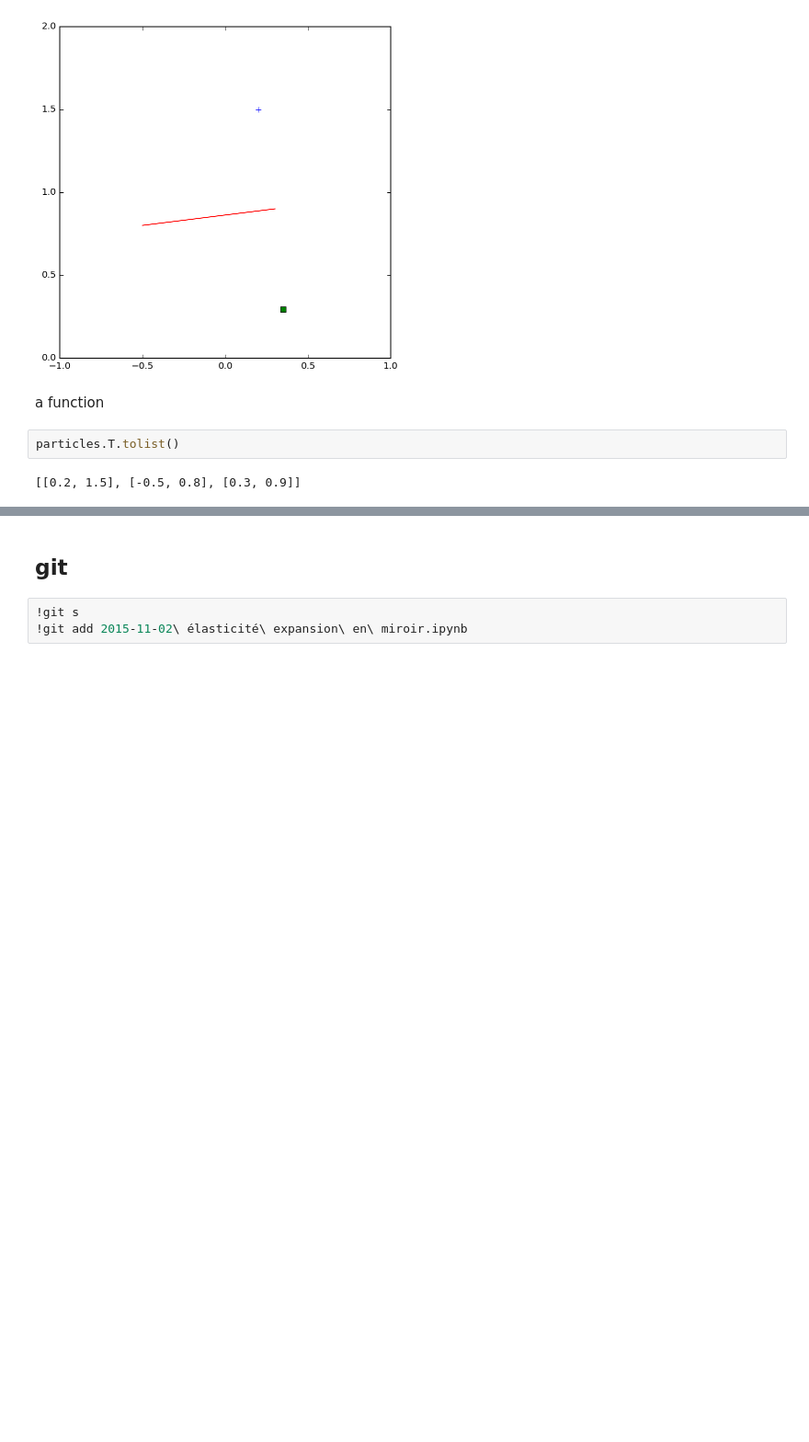
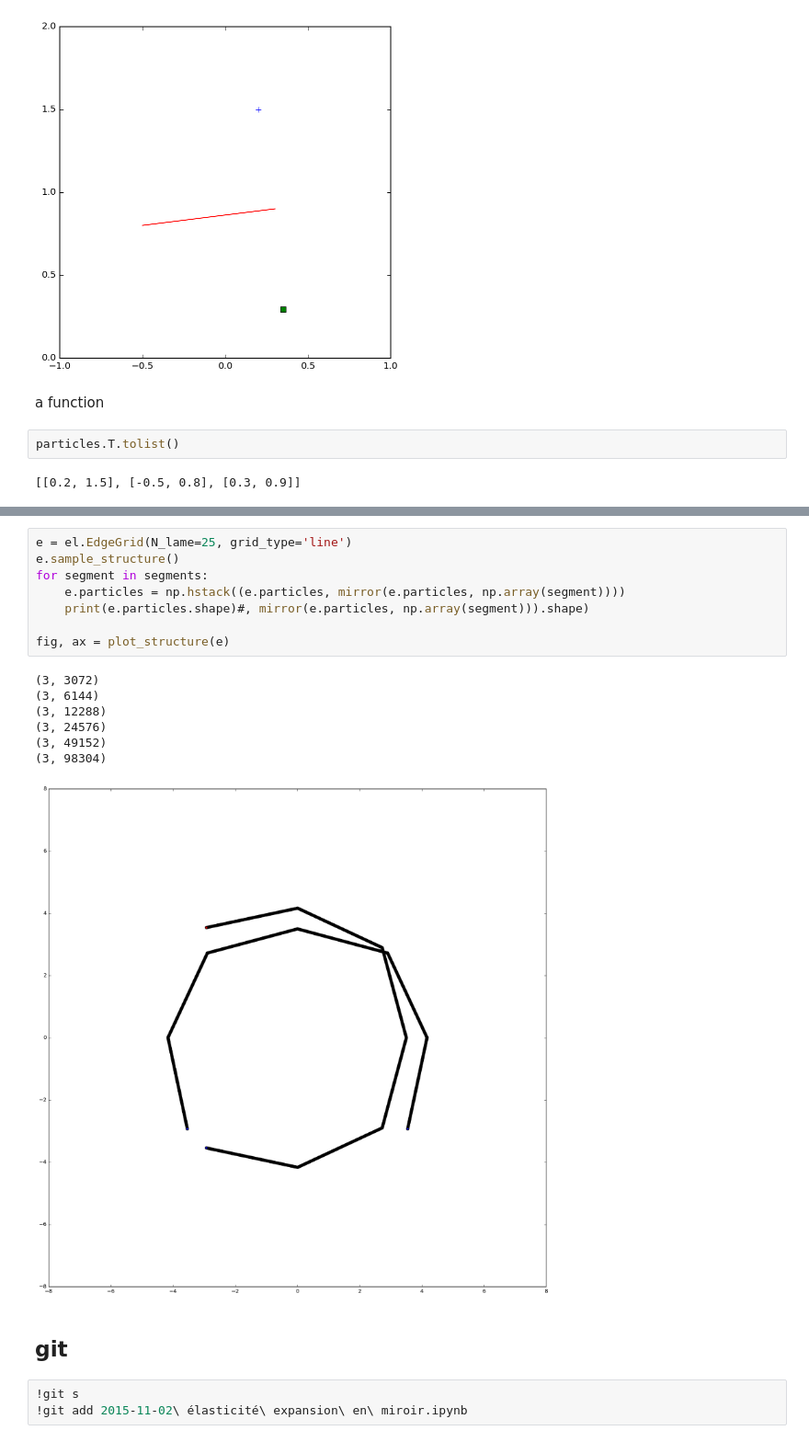
Before and after one commit to NaturalPatterns/2016_elasticite, a Jupyter notebook: posts/2015-11-02 élasticité expansion en miroir.ipynb, the cells around one changed output, grey strips where cells are left out. Shown at 92% size. Saved outputs shown, nothing was run; the diff lists cells and outputs as text; blank space fills up the shorter version.

```diff
--- a/posts/2015-11-02 élasticité expansion en miroir.ipynb
+++ b/posts/2015-11-02 élasticité expansion en miroir.ipynb
@@ -172,3 +199,19 @@ print(particles_mirror)
+# %%
+e = el.EdgeGrid(N_lame=25, grid_type='line')
+e.sample_structure()
+for segment in segments:
+    e.particles = np.hstack((e.particles, mirror(e.particles, np.array(segment))))
+    print(e.particles.shape)#, mirror(e.particles, np.array(segment))).shape)
+
+fig, ax = plot_structure(e)
+# %% [output]
+(3, 3072)
+(3, 6144)
+(3, 12288)
+(3, 24576)
+(3, 49152)
+(3, 98304)
+[figure, added]
 # %% [markdown]
 ## git
 # %%
```
Also changed, not shown: parts of 7 cells of this notebook, 1 other file.
